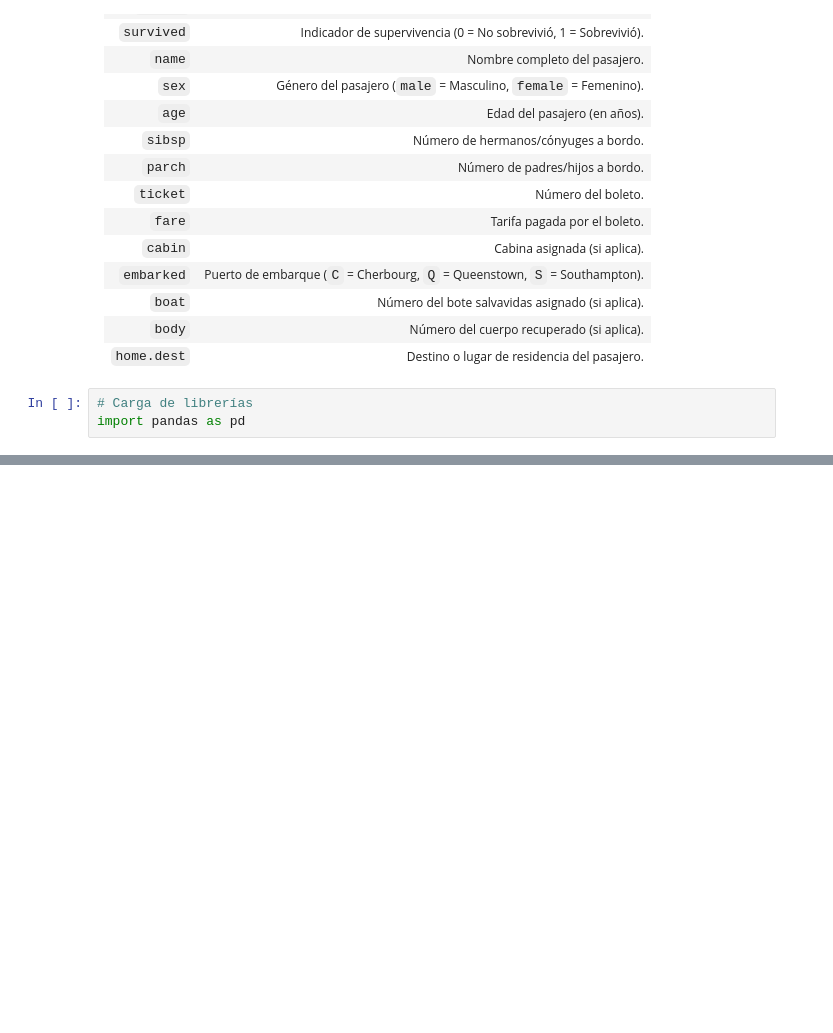
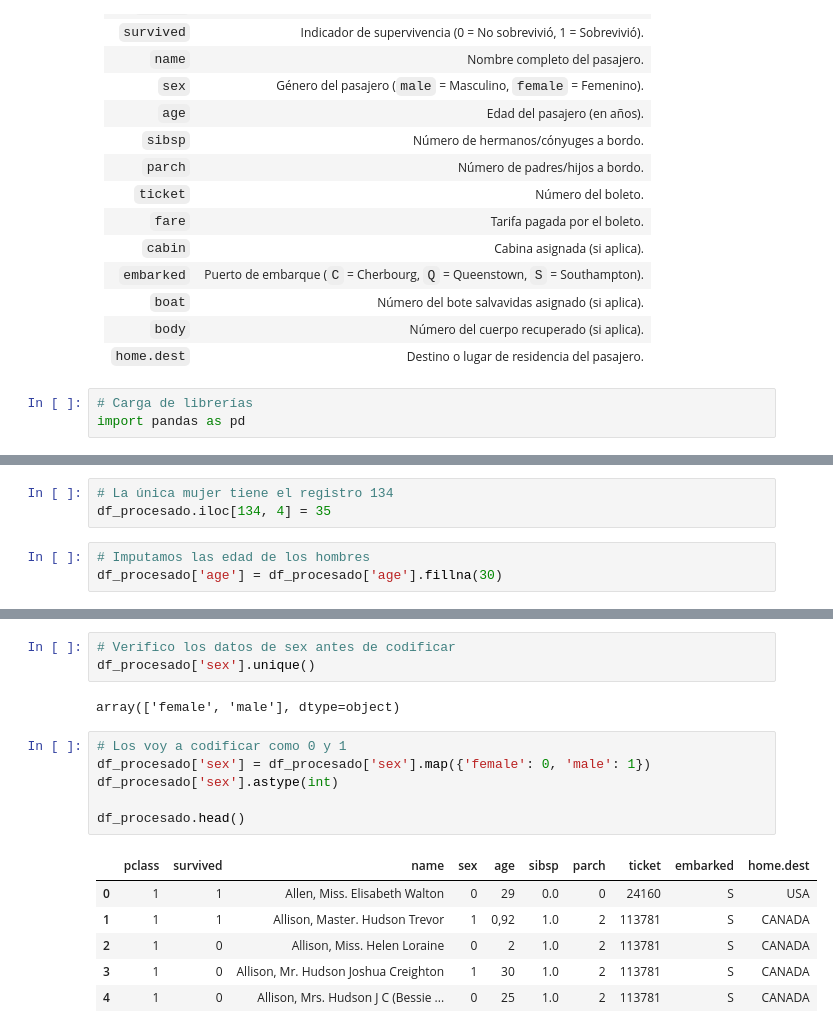
Before and after one commit to fermuba/Titanic, a Jupyter notebook: notebooks/01.data_clean.ipynb, the cells around one changed output, grey strips where cells are left out. Drawn from its saved outputs; the diff is of its cells as text; blank space fills up the shorter version.

```diff
--- a/notebooks/01.data_clean.ipynb
+++ b/notebooks/01.data_clean.ipynb
@@ -68,0 +297,6 @@ Index(['pclass', 'survived', 'name', 'sex', 'age', 'sibsp', 'parch', 'ticket',
+# %%
+# La única mujer tiene el registro 134
+df_procesado.iloc[134, 4] = 35
+# %%
+# Imputamos las edad de los hombres
+df_procesado['age'] = df_procesado['age'].fillna(30)
@@ -68,0 +391,18 @@ Index(['pclass', 'survived', 'name', 'sex', 'age', 'sibsp', 'parch', 'ticket',
+# %%
+# Verifico los datos de sex antes de codificar
+df_procesado['sex'].unique()
+# %% [output]
+array(['female', 'male'], dtype=object)
+# %%
+# Los voy a codificar como 0 y 1
+df_procesado['sex'] = df_procesado['sex'].map({'female': 0, 'male': 1})
+df_procesado['sex'].astype(int)
+
+df_procesado.head()
+# %% [output]
+|  | pclass | survived | name | sex | age | sibsp | parch | ticket | embarked | home.dest |
+| 0 | 1 | 1 | Allen, Miss. Elisabeth Walton | 0 | 29 | 0.0 | 0 | 24160 | S | USA |
+| 1 | 1 | 1 | Allison, Master. Hudson Trevor | 1 | 0,92 | 1.0 | 2 | 113781 | S | CANADA |
+| 2 | 1 | 0 | Allison, Miss. Helen Loraine | 0 | 2 | 1.0 | 2 | 113781 | S | CANADA |
+| 3 | 1 | 0 | Allison, Mr. Hudson Joshua Creighton | 1 | 30 | 1.0 | 2 | 113781 | S | CANADA |
+| 4 | 1 | 0 | Allison, Mrs. Hudson J C (Bessie ... | 0 | 25 | 1.0 | 2 | 113781 | S | CANADA |
```
Also changed, not shown: parts of 42 cells of this notebook, 2 other files.
